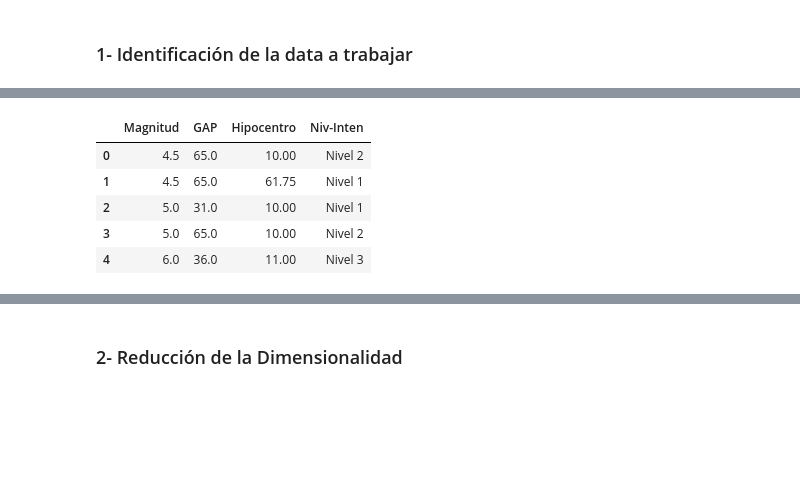
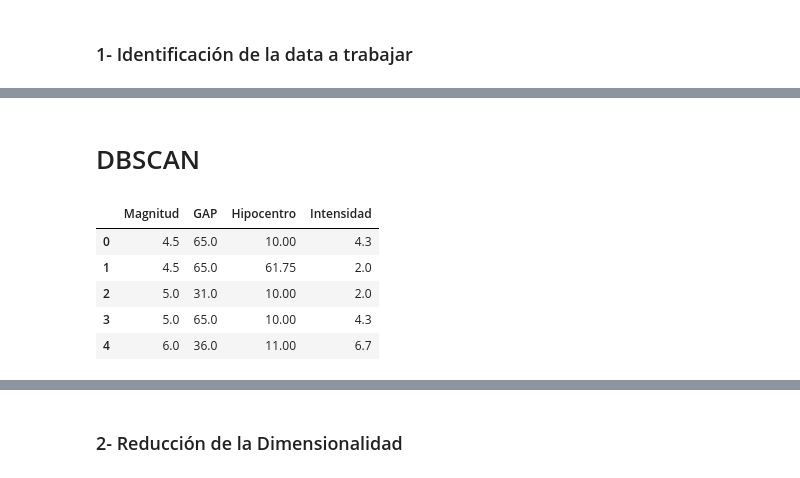
Before and after one commit to tinchoreco/PF-Alertas-Sismicas, a Jupyter notebook: notebooks/Machine_Learning/Machin_Learning.ipynb, the cells around one changed output, grey strips where cells are left out. Drawn from its saved outputs; the diff is of its cells as text; code cells hidden in the pictures; blank space fills up the shorter version.

```diff
--- a/notebooks/Machine_Learning/Machin_Learning.ipynb
+++ b/notebooks/Machine_Learning/Machin_Learning.ipynb
@@ -359,3 +387,10 @@ df_paises_sismos
 kmins o dbscan
 # %% [markdown]
 ### 1- Identificación de la data a trabajar
+# %%
+
+df_paises_sismos["Categoria_Simos"] =  "Categoría de Intensidad " + df_paises_sismos["Niv-Inten"].astype(str)  + " De Gap " +  df_paises_sismos["Niv-GAP"].astype(str)  + " Y con una posible Magnitud de "+ df_paises_sismos["Mag_Esp"].astype(str) + " En un proximo Sismo"
+#df_MAc_Ler = df_paises_sismos[["Magnitud",  "GAP", "Hipocentro", "Intensidad"]]
+df_MAc_Ler = df_paises_sismos[["Magnitud",  "Intensidad"]]
+df_MAc_Ler.head(5)
+#df_paises_sismos.head(5)
@@ -362,12 +653,14 @@ kmins o dbscan
+# %% [markdown]
+# DBSCAN
 # %%
-
 df_paises_sismos["Categoria_Simos"] =  "Categoría de Intensidad " + df_paises_sismos["Niv-Inten"].astype(str)  + " De Gap " +  df_paises_sismos["Niv-GAP"].astype(str)  + " Y con una posible Magnitud de "+ df_paises_sismos["Mag_Esp"].astype(str) + " En un proximo Sismo"
-df_MAc_Ler = df_paises_sismos[["Magnitud",  "GAP", "Hipocentro", "Niv-Inten"]]
+df_MAc_Ler = df_paises_sismos[["Magnitud",  "GAP", "Hipocentro", "Intensidad"]]
 df_MAc_Ler.head(5)
+#df_paises_sismos.head(5)
 # %% [output]
-|  | Magnitud | GAP | Hipocentro | Niv-Inten |
-| 0 | 4.5 | 65.0 | 10.00 | Nivel 2 |
-| 1 | 4.5 | 65.0 | 61.75 | Nivel 1 |
-| 2 | 5.0 | 31.0 | 10.00 | Nivel 1 |
-| 3 | 5.0 | 65.0 | 10.00 | Nivel 2 |
-| 4 | 6.0 | 36.0 | 11.00 | Nivel 3 |
+|  | Magnitud | GAP | Hipocentro | Intensidad |
+| 0 | 4.5 | 65.0 | 10.00 | 4.3 |
+| 1 | 4.5 | 65.0 | 61.75 | 2.0 |
+| 2 | 5.0 | 31.0 | 10.00 | 2.0 |
+| 3 | 5.0 | 65.0 | 10.00 | 4.3 |
+| 4 | 6.0 | 36.0 | 11.00 | 6.7 |
```
Also changed, not shown: parts of 19 cells of this notebook, 1 other file.
